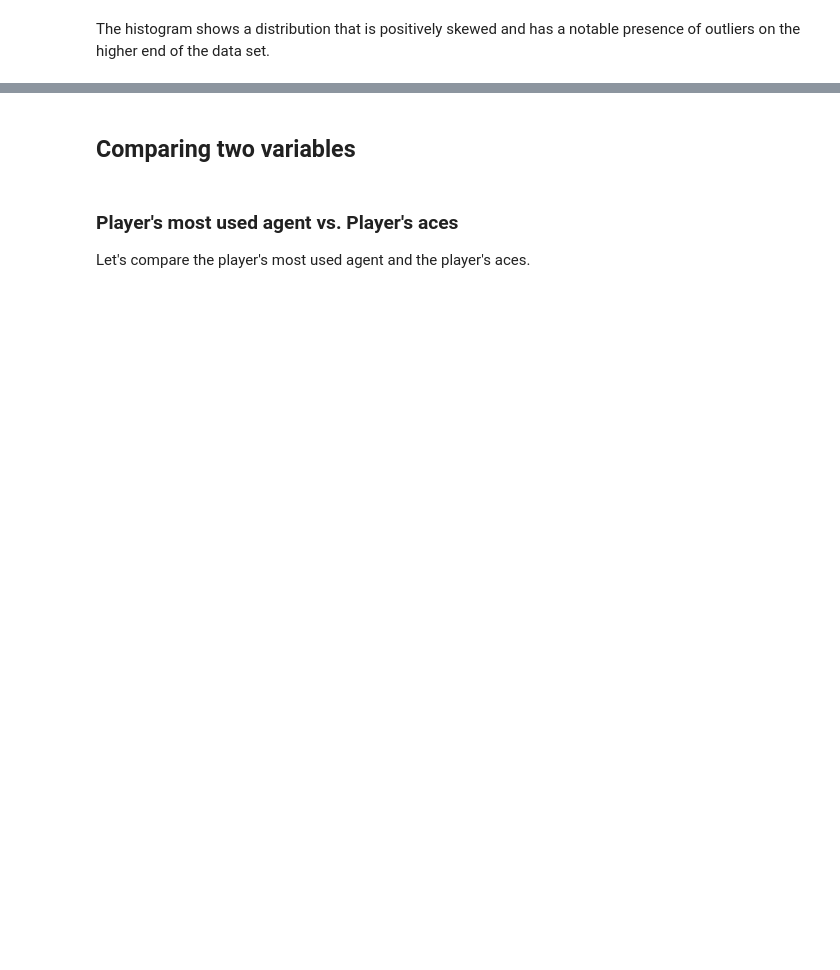
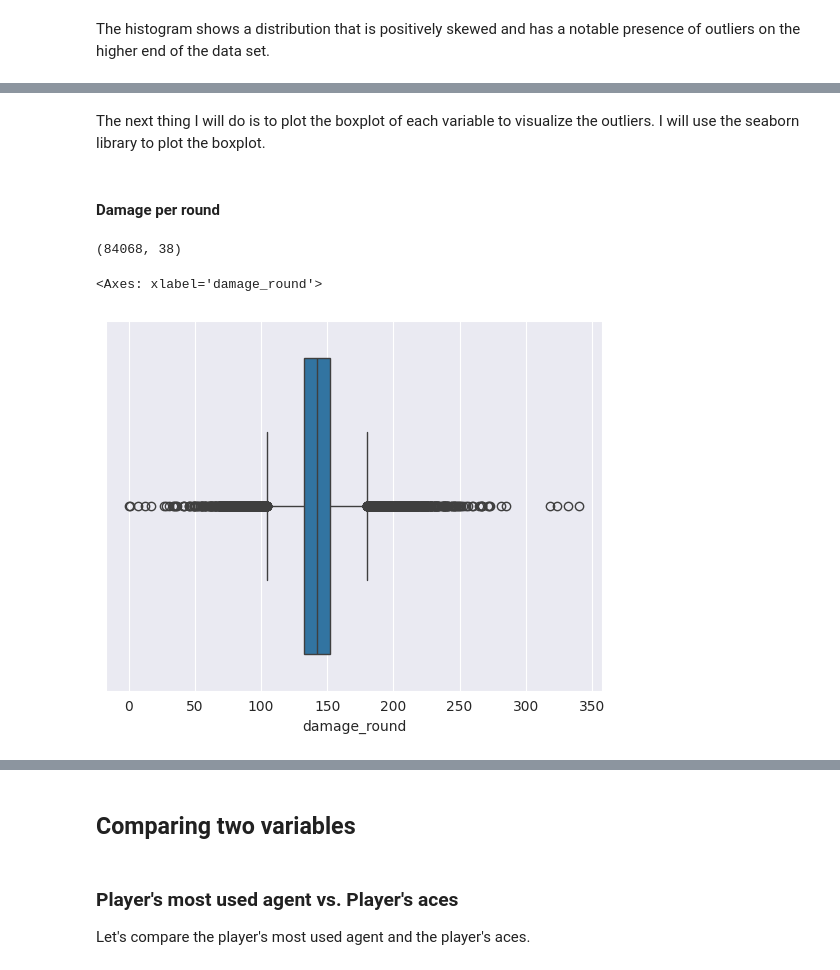
Before and after one commit to grahamogatia/valorant-statistical-modelling, a Jupyter notebook: [CSMODEL] Project - Case Study.ipynb, the cells around one changed output, grey strips where cells are left out. Saved outputs shown, nothing was run; the diff lists cells and outputs as text; code cells hidden in the pictures; blank space fills up the shorter version.

Commit message:
feat(outliers): removed some outliers and explained the validity of most

```diff
--- a/[CSMODEL] Project - Case Study.ipynb
+++ b/[CSMODEL] Project - Case Study.ipynb
@@ -808,0 +825,13 @@ The histogram shows a distribution that is positively skewed and has a notable p
+# %% [markdown]
+The next thing I will do is to plot the boxplot of each variable to visualize the outliers.
+I will use the seaborn library to plot the boxplot.
+# %% [markdown]
+#### Damage per round
+# %%
+import seaborn as sns
+print(val_df.shape)
+sns.boxplot(x=val_df['damage_round'])
+# %% [output]
+(84068, 38)
+<Axes: xlabel='damage_round'>
+[figure, added]
```
Also changed, not shown: parts of 70 cells of this notebook.
